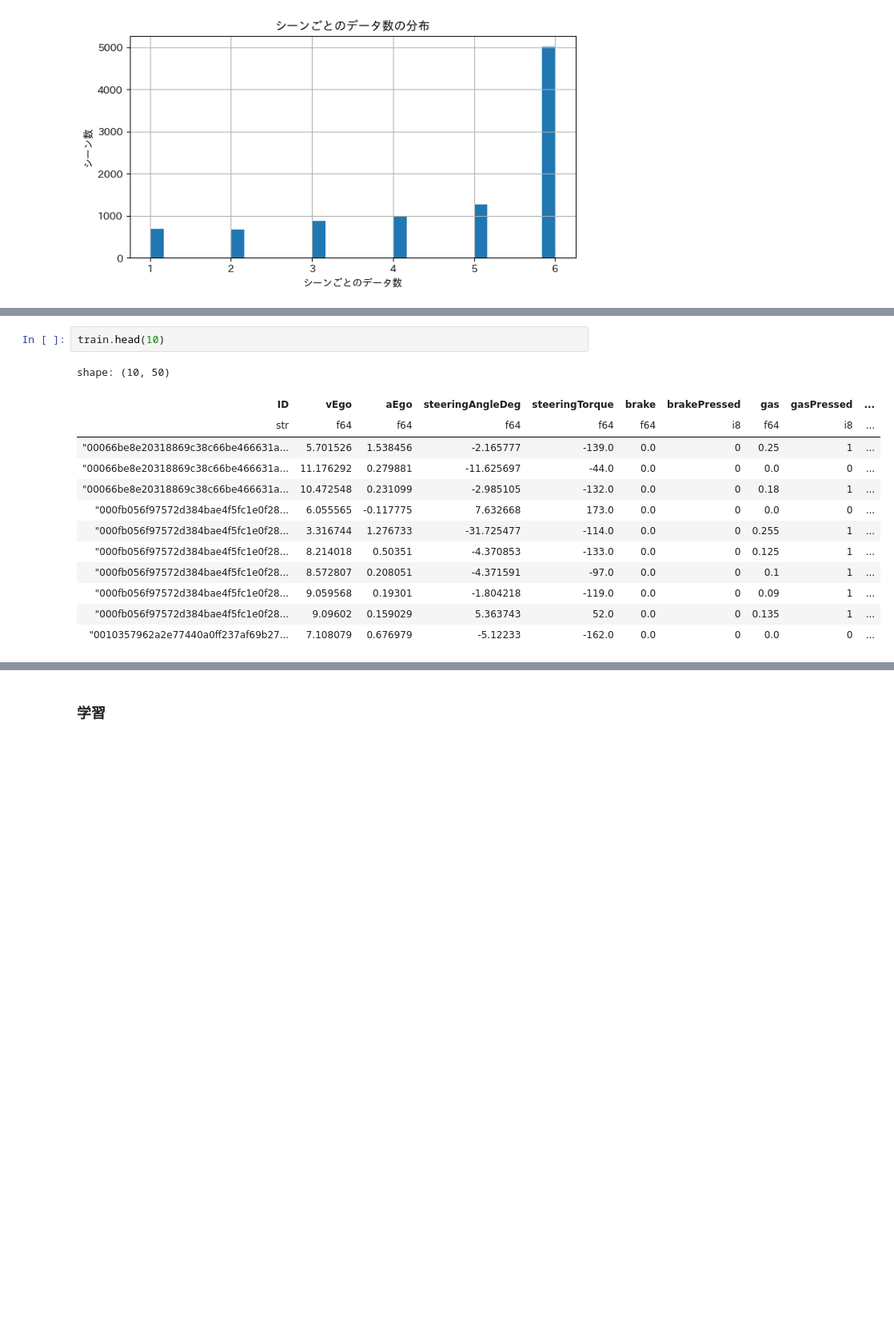
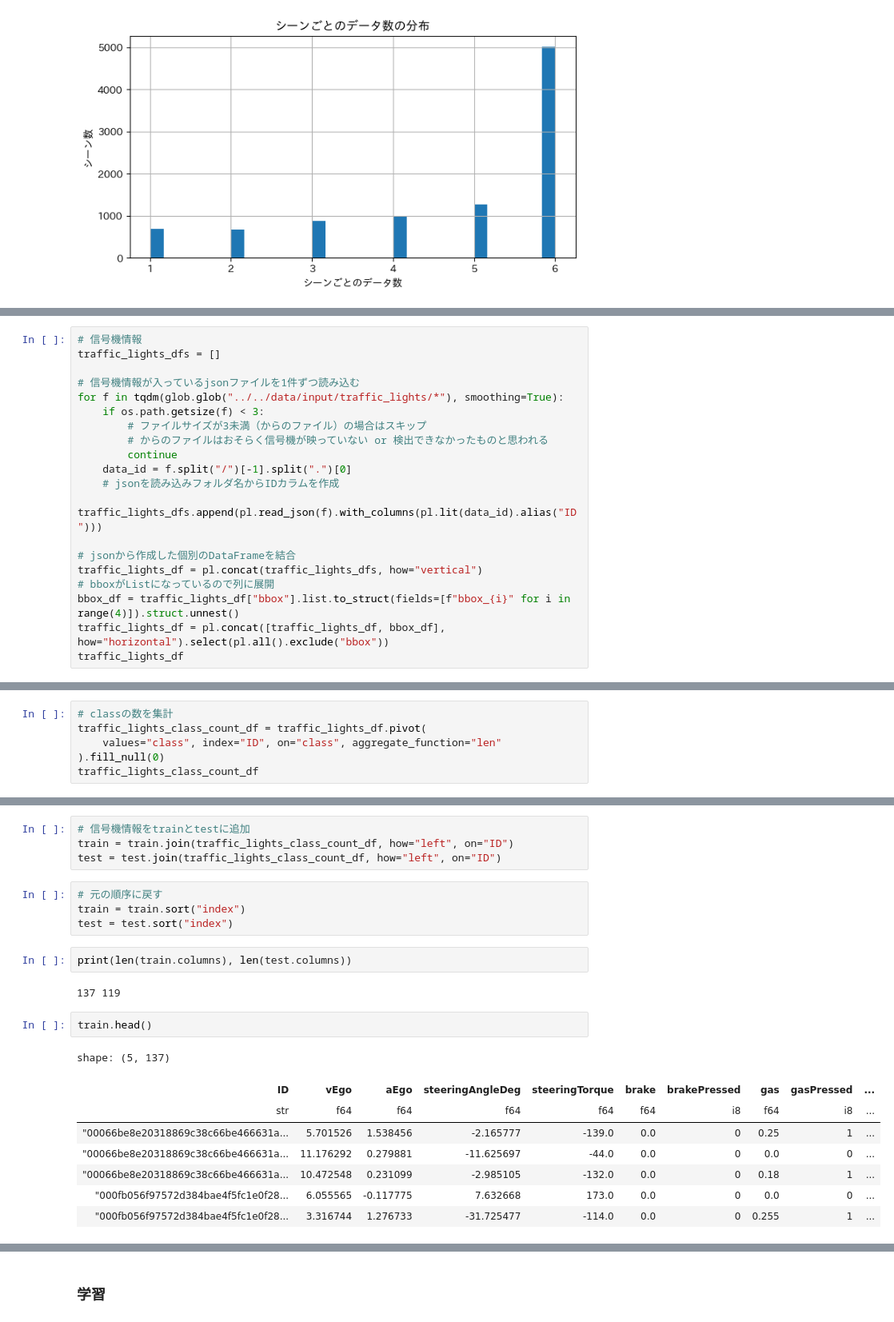
Before and after one commit to marumarukun/atmacup_18, a Jupyter notebook: exp/003/run.ipynb, the cells around one changed output, grey strips where cells are left out. Shown at 80% size. Drawn from its saved outputs; the diff is of its cells as text; blank space fills up the shorter version.

```diff
--- a/exp/003/run.ipynb
+++ b/exp/003/run.ipynb
@@ -180,0 +157,20 @@ test = test.with_columns(exprs)
+# %%
+# 信号機情報
+traffic_lights_dfs = []
+
+# 信号機情報が入っているjsonファイルを1件ずつ読み込む
+for f in tqdm(glob.glob("../../data/input/traffic_lights/*"), smoothing=True):
+    if os.path.getsize(f) < 3:
+        # ファイルサイズが3未満（からのファイル）の場合はスキップ
+        # からのファイルはおそらく信号機が映っていない or 検出できなかったものと思われる
+        continue
+    data_id = f.split("/")[-1].split(".")[0]
+    # jsonを読み込みフォルダ名からIDカラムを作成
+    traffic_lights_dfs.append(pl.read_json(f).with_columns(pl.lit(data_id).alias("ID")))
+
+# jsonから作成した個別のDataFrameを結合
+traffic_lights_df = pl.concat(traffic_lights_dfs, how="vertical")
+# bboxがListになっているので列に展開
+bbox_df = traffic_lights_df["bbox"].list.to_struct(fields=[f"bbox_{i}" for i in range(4)]).struct.unnest()
+traffic_lights_df = pl.concat([traffic_lights_df, bbox_df], how="horizontal").select(pl.all().exclude("bbox"))
+traffic_lights_df
@@ -180,0 +192,6 @@ test = test.with_columns(exprs)
+# %%
+# classの数を集計
+traffic_lights_class_count_df = traffic_lights_df.pivot(
+    values="class", index="ID", on="class", aggregate_function="len"
+).fill_null(0)
+traffic_lights_class_count_df
@@ -181,16 +213,23 @@ test = test.with_columns(exprs)
+# %%
+# 信号機情報をtrainとtestに追加
+train = train.join(traffic_lights_class_count_df, how="left", on="ID")
+test = test.join(traffic_lights_class_count_df, how="left", on="ID")
+# %%
+# 元の順序に戻す
+train = train.sort("index")
+test = test.sort("index")
+# %%
+print(len(train.columns), len(test.columns))
+# %% [output]
+137 119
 # %%
-train.head(10)
+train.head()
 # %% [output]
-shape: (10, 50)
+shape: (5, 137)
 | ID | vEgo | aEgo | steeringAngleDeg | steeringTorque | brake | brakePressed | gas | gasPressed | ... |
 | str | f64 | f64 | f64 | f64 | f64 | i8 | f64 | i8 | ... |
 | "00066be8e20318869c38c66be466631a... | 5.701526 | 1.538456 | -2.165777 | -139.0 | 0.0 | 0 | 0.25 | 1 | ... |
 | "00066be8e20318869c38c66be466631a... | 11.176292 | 0.279881 | -11.625697 | -44.0 | 0.0 | 0 | 0.0 | 0 | ... |
 | "00066be8e20318869c38c66be466631a... | 10.472548 | 0.231099 | -2.985105 | -132.0 | 0.0 | 0 | 0.18 | 1 | ... |
 | "000fb056f97572d384bae4f5fc1e0f28... | 6.055565 | -0.117775 | 7.632668 | 173.0 | 0.0 | 0 | 0.0 | 0 | ... |
 | "000fb056f97572d384bae4f5fc1e0f28... | 3.316744 | 1.276733 | -31.725477 | -114.0 | 0.0 | 0 | 0.255 | 1 | ... |
-| "000fb056f97572d384bae4f5fc1e0f28... | 8.214018 | 0.50351 | -4.370853 | -133.0 | 0.0 | 0 | 0.125 | 1 | ... |
-| "000fb056f97572d384bae4f5fc1e0f28... | 8.572807 | 0.208051 | -4.371591 | -97.0 | 0.0 | 0 | 0.1 | 1 | ... |
-| "000fb056f97572d384bae4f5fc1e0f28... | 9.059568 | 0.19301 | -1.804218 | -119.0 | 0.0 | 0 | 0.09 | 1 | ... |
-| "000fb056f97572d384bae4f5fc1e0f28... | 9.09602 | 0.159029 | 5.363743 | 52.0 | 0.0 | 0 | 0.135 | 1 | ... |
-| "0010357962a2e77440a0ff237af69b27... | 7.108079 | 0.676979 | -5.12233 | -162.0 | 0.0 | 0 | 0.0 | 0 | ... |
```
Also changed, not shown: parts of 14 cells of this notebook.
